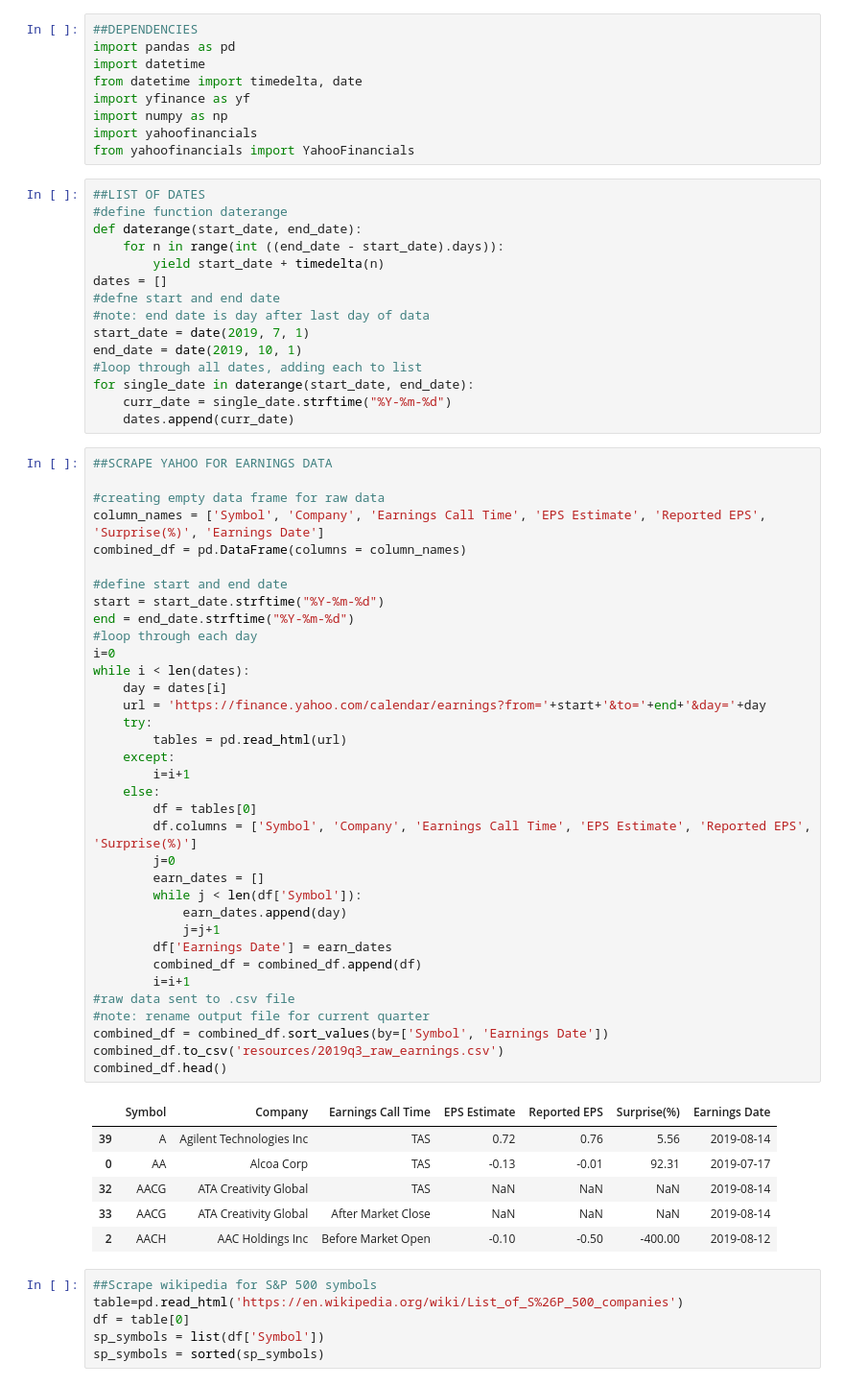
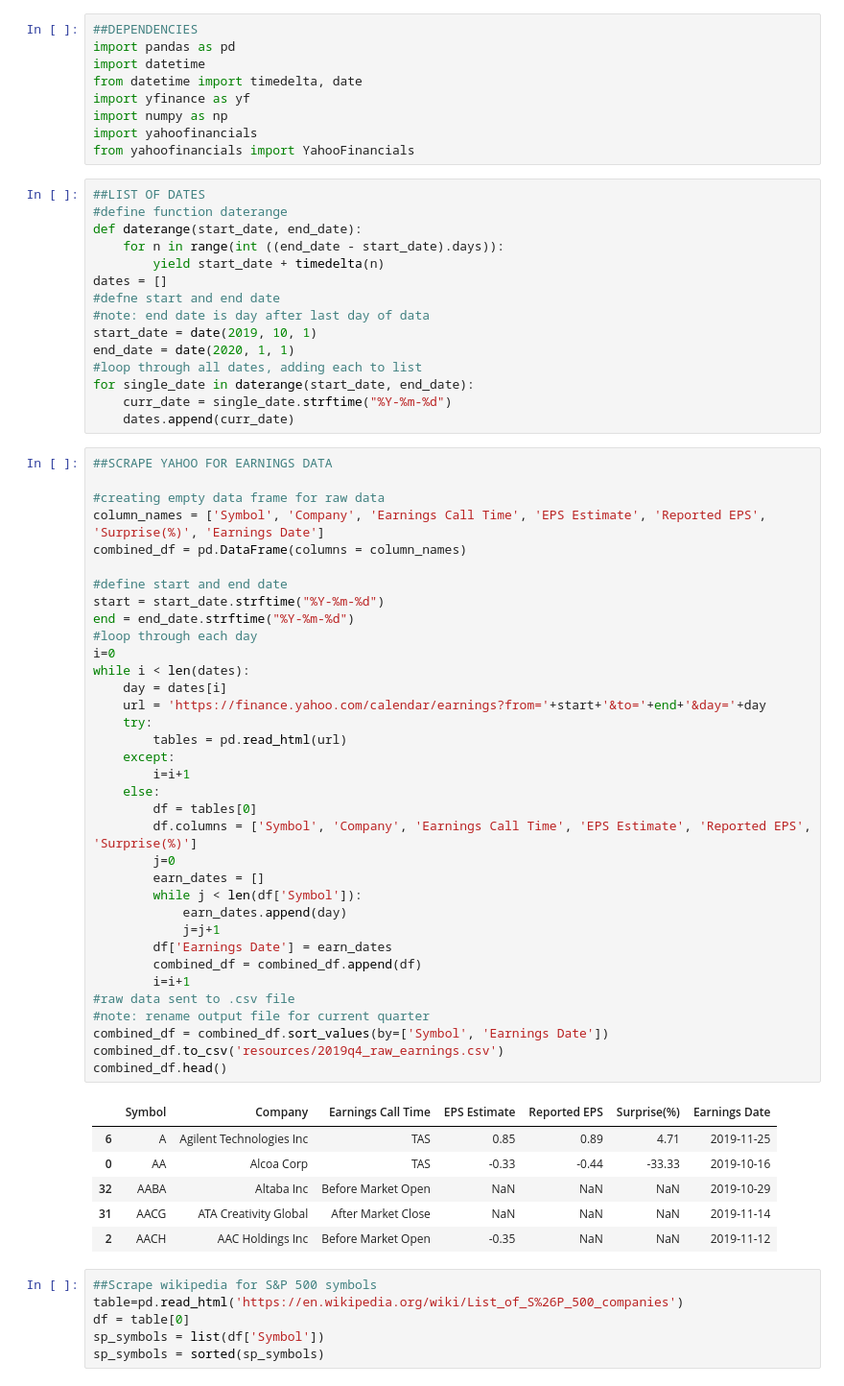
Before and after one commit to djoleary5/earnings_options_strategy, a Jupyter notebook: els_scrape_quarter.ipynb, the cells around one changed output. Shown: that part at 96% size. Drawn from its saved outputs; the diff is of its cells as text.

```diff
--- a/els_scrape_quarter.ipynb
+++ b/els_scrape_quarter.ipynb
@@ -16,8 +16,8 @@ def daterange(start_date, end_date):
 dates = []
 #defne start and end date
 #note: end date is day after last day of data
-start_date = date(2019, 7, 1)
-end_date = date(2019, 10, 1)
+start_date = date(2019, 10, 1)
+end_date = date(2020, 1, 1)
 #loop through all dates, adding each to list
 for single_date in daterange(start_date, end_date):
     curr_date = single_date.strftime("%Y-%m-%d")
@@ -31,39 +31,39 @@ combined_df = pd.DataFrame(columns = column_names)
 
 #define start and end date
 start = start_date.strftime("%Y-%m-%d")
 end = end_date.strftime("%Y-%m-%d")
 #loop through each day
 i=0
 while i < len(dates):
     day = dates[i]
     url = 'https://finance.yahoo.com/calendar/earnings?from='+start+'&to='+end+'&day='+day
     try:
         tables = pd.read_html(url)
     except:
         i=i+1
     else:
         df = tables[0]
         df.columns = ['Symbol', 'Company', 'Earnings Call Time', 'EPS Estimate', 'Reported EPS', 'Surprise(%)']
         j=0
         earn_dates = []
         while j < len(df['Symbol']):
             earn_dates.append(day)
             j=j+1
         df['Earnings Date'] = earn_dates
         combined_df = combined_df.append(df)
         i=i+1
 #raw data sent to .csv file
 #note: rename output file for current quarter
 combined_df = combined_df.sort_values(by=['Symbol', 'Earnings Date'])
-combined_df.to_csv('resources/2019q3_raw_earnings.csv')
+combined_df.to_csv('resources/2019q4_raw_earnings.csv')
 combined_df.head()
 # %% [output]
 |  | Symbol | Company | Earnings Call Time | EPS Estimate | Reported EPS | Surprise(%) | Earnings Date |
-| 39 | A | Agilent Technologies Inc | TAS | 0.72 | 0.76 | 5.56 | 2019-08-14 |
-| 0 | AA | Alcoa Corp | TAS | -0.13 | -0.01 | 92.31 | 2019-07-17 |
-| 32 | AACG | ATA Creativity Global | TAS | NaN | NaN | NaN | 2019-08-14 |
-| 33 | AACG | ATA Creativity Global | After Market Close | NaN | NaN | NaN | 2019-08-14 |
-| 2 | AACH | AAC Holdings Inc | Before Market Open | -0.10 | -0.50 | -400.00 | 2019-08-12 |
+| 6 | A | Agilent Technologies Inc | TAS | 0.85 | 0.89 | 4.71 | 2019-11-25 |
+| 0 | AA | Alcoa Corp | TAS | -0.33 | -0.44 | -33.33 | 2019-10-16 |
+| 32 | AABA | Altaba Inc | Before Market Open | NaN | NaN | NaN | 2019-10-29 |
+| 31 | AACG | ATA Creativity Global | After Market Close | NaN | NaN | NaN | 2019-11-14 |
+| 2 | AACH | AAC Holdings Inc | Before Market Open | -0.35 | NaN | NaN | 2019-11-12 |
 # %%
 ##Scrape wikipedia for S&P 500 symbols
 table=pd.read_html('https://en.wikipedia.org/wiki/List_of_S%26P_500_companies')
```
Also changed, not shown: parts of 3 cells of this notebook, 3 other files.
